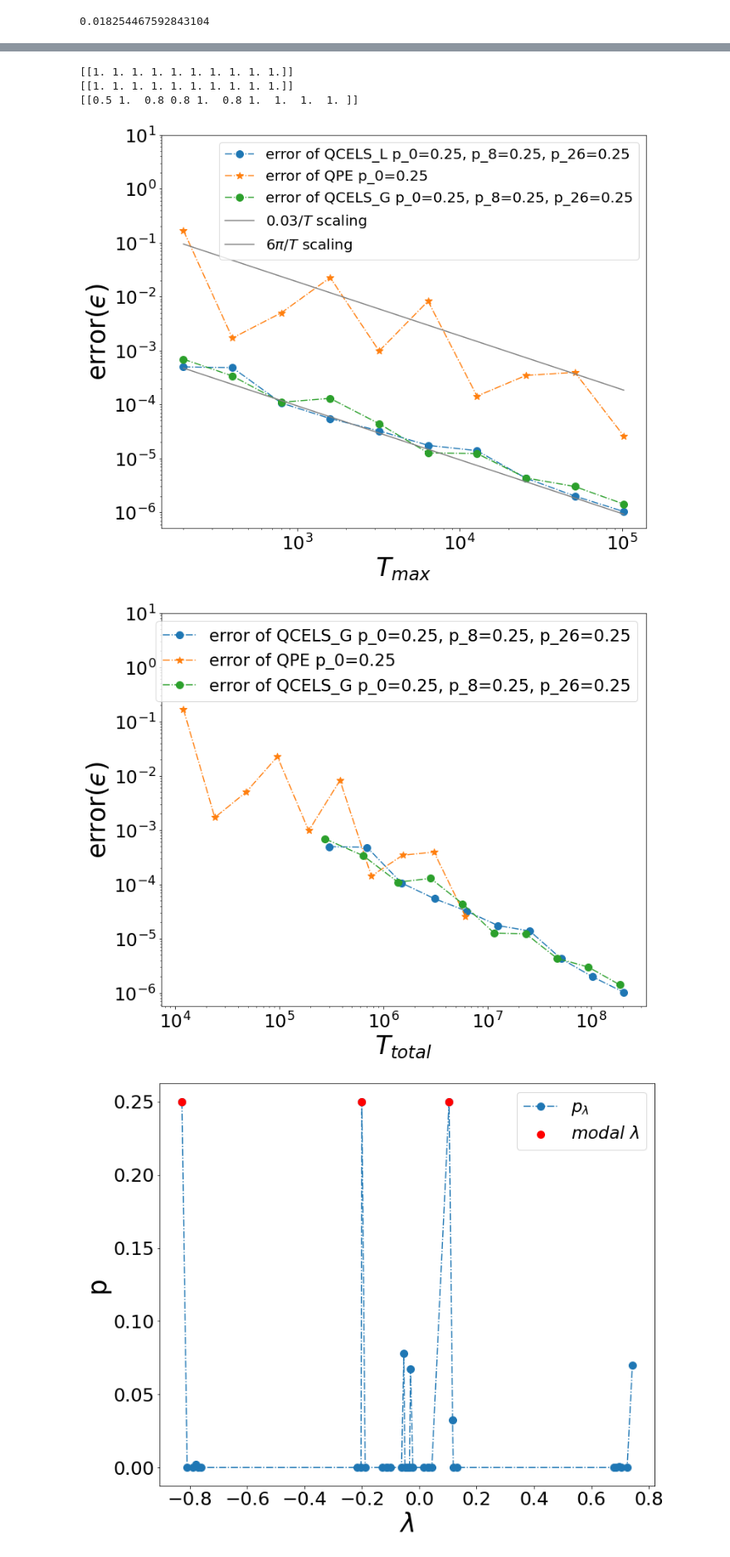
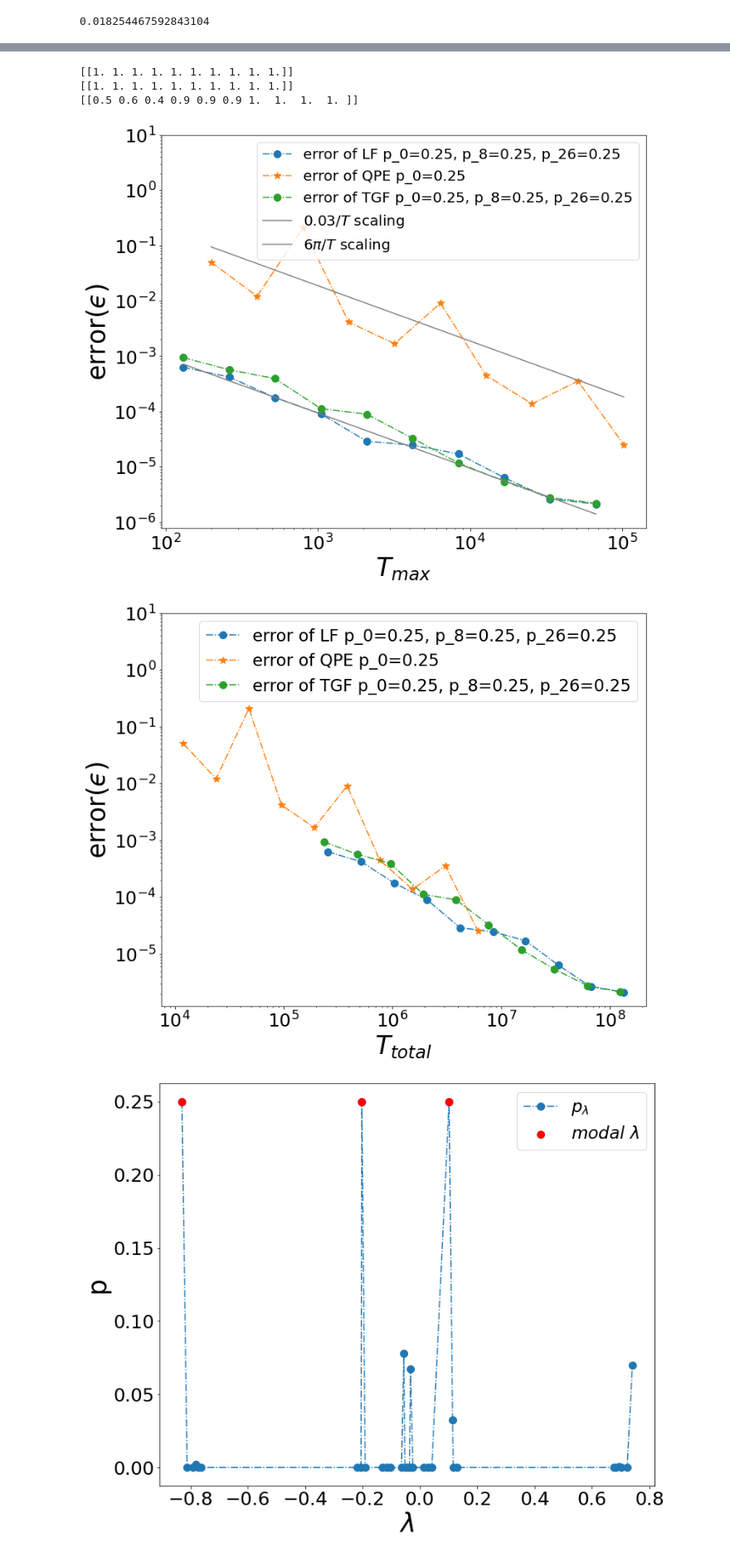
Before and after one commit to zhiyanding/MM-QCELS, a Jupyter notebook: compare_QCELS_QPE_hubbard_4sites.ipynb, the cells around one changed output, grey strips where cells are left out. Shown at 83% size. Saved outputs shown, nothing was run; the diff lists cells and outputs as text; code cells hidden in the pictures.

```diff
--- a/compare_QCELS_QPE_hubbard_4sites.ipynb
+++ b/compare_QCELS_QPE_hubbard_4sites.ipynb
@@ -106,7 +106,7 @@ for a1 in range(len(p0_array)):
         gamma=0
         for ix in range(len(T_list_QCELS)):
             T = T_list_QCELS[ix]
-            T_0 = 200
+            T_0 = 5/min(spectrum[26]-spectrum[8],spectrum[8]-spectrum[0])
             NT_0 = 3000
             NT = 2000
             lambda_prior = np.array([spectrum[0],spectrum[8],spectrum[26]])+np.random.uniform(-1,1,3)/T_0
@@ -130,7 +130,7 @@ for a1 in range(len(p0_array)):
         gamma=1
         for ix in range(len(T_list_QCELS)):
             T = T_list_QCELS[ix]
-            T_0 = 200
+            T_0 = 5/min(spectrum[26]-spectrum[8],spectrum[8]-spectrum[0])
             NT_0 = 3000
             NT = 2000
             lambda_prior = np.array([spectrum[0],spectrum[8],spectrum[26]])+np.random.uniform(-1,1,3)/T_0
@@ -234,45 +234,45 @@ print(rate_success_QCELS_gaussian)
 print(rate_success_QPE)
 plt.figure(figsize=(12,10))
 plt.plot(max_T_QCELS[0,:],err_QCELS_ground[0,:],linestyle="-.",marker="o",
-         label="error of QCELS_L p_0={}, p_8={}, p_26={}".format(p0_array[0],p8_array[0],p26_array[0]))
+         label="error of LF p_0={}, p_8={}, p_26={}".format(p0_array[0],p8_array[0],p26_array[0]))
 plt.plot(T_list_QPE,err_QPE[0,:],linestyle="-.",marker="*",
          label="error of QPE p_0={}".format(p0_array[0]))
 plt.plot(max_T_QCELS_gaussian[0,:],err_QCELS_ground_gaussian[0,:],linestyle="-.",marker="o",
-         label="error of QCELS_G p_0={}, p_8={}, p_26={}".format(p0_array[0],p8_array[0],p26_array[0]))
+         label="error of TGF p_0={}, p_8={}, p_26={}".format(p0_array[0],p8_array[0],p26_array[0]))
 plt.plot(max_T_QCELS[0,:],0.03*np.pi/max_T_QCELS[0,:],linestyle="-",color="grey",label="$0.03/T$ scaling")
 plt.plot(T_list_QPE,6*np.pi/T_list_QPE,linestyle="-",color="grey",label="$6\pi/T$ scaling")
 plt.xlabel("$T_{max}$",fontsize=35)
 plt.ylabel("error($ϵ$)",fontsize=35)
 plt.xticks(fontsize=25)
 plt.yticks(fontsize=25)
 plt.xscale("log")
 plt.yscale("log")
 plt.ylim(top=10)
 plt.legend(fontsize=20)
 plt.savefig('Hubbard_depth_4_ground.pdf')
 plt.figure(figsize=(12,10))
 plt.plot(cost_list_avg_QCELS[0,:],err_QCELS_ground[0,:],linestyle="-.",marker="o",
-         label="error of QCELS_G p_0={}, p_8={}, p_26={}".format(p0_array[0],p8_array[0],p26_array[0]))
+         label="error of LF p_0={}, p_8={}, p_26={}".format(p0_array[0],p8_array[0],p26_array[0]))
 plt.plot(cost_list_avg_QPE[0,:],err_QPE[0,:],linestyle="-.",marker="*",
          label="error of QPE p_0={}".format(p0_array[0]))
 plt.plot(cost_list_avg_QCELS_gaussian[0,:],err_QCELS_ground_gaussian[0,:],linestyle="-.",marker="o",
-         label="error of QCELS_G p_0={}, p_8={}, p_26={}".format(p0_array[0],p8_array[0],p26_array[0]))
+         label="error of TGF p_0={}, p_8={}, p_26={}".format(p0_array[0],p8_array[0],p26_array[0]))
 plt.xlabel("$T_{total}$",fontsize=35)
 plt.ylabel("error($ϵ$)",fontsize=35)
 plt.xticks(fontsize=25)
 plt.yticks(fontsize=25)
 plt.xscale("log")
 plt.yscale("log")
 plt.ylim(top=10)
 plt.legend(fontsize=23)
 plt.savefig('Hubbard_cost_4_ground.pdf')
 plt.show()
 # %% [output]
 [[1. 1. 1. 1. 1. 1. 1. 1. 1. 1.]]
 [[1. 1. 1. 1. 1. 1. 1. 1. 1. 1.]]
-[[0.5 1.  0.8 0.8 1.  0.8 1.  1.  1.  1. ]]
+[[0.5 0.6 0.4 0.9 0.9 0.9 1.  1.  1.  1. ]]
-[figure, old version]
+[figure, new version]
-[figure, old version]
+[figure, new version]
 # %%
 plt.figure(figsize=(12,10))
 plt.plot(spectrum,population,linestyle="-.",marker="o",
```
Also changed, not shown: parts of 2 cells of this notebook, 36 other files.
